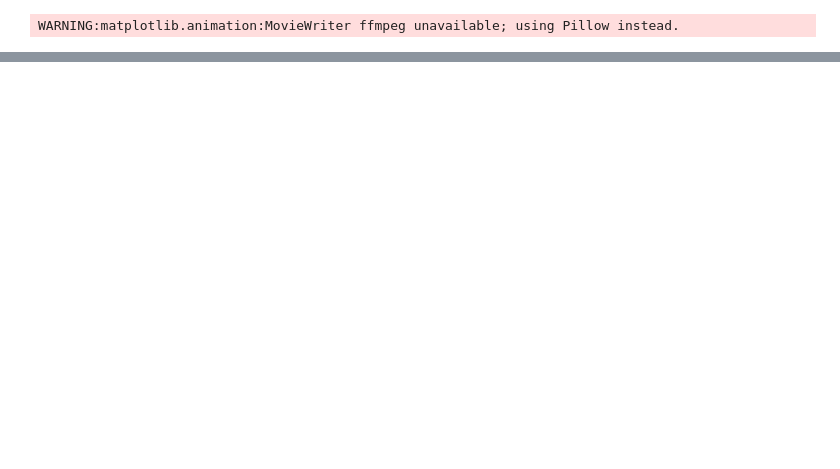
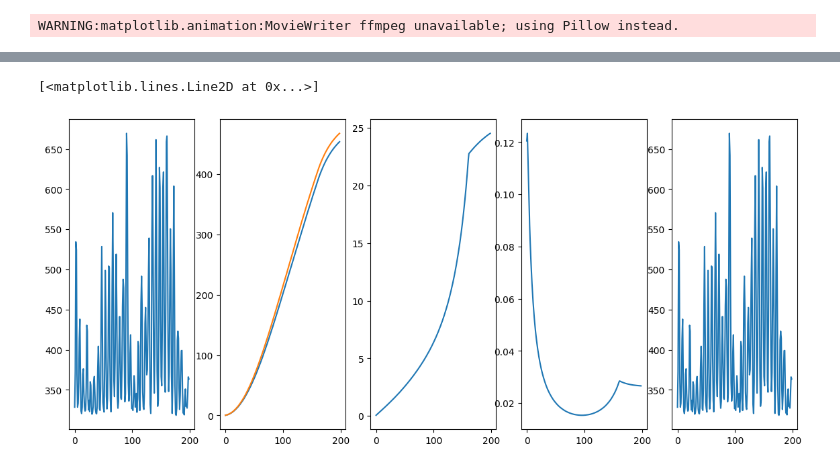
Before and after one commit to varun-ml/diffusion-models-tutorial, a Jupyter notebook: 5.EMNIST.diffusion_model.ipynb, the cells around one changed output, grey strips where cells are left out. Saved outputs shown, nothing was run; the diff lists cells and outputs as text; code cells hidden in the pictures; blank space fills up the shorter version.

```diff
--- a/5.EMNIST.diffusion_model.ipynb
+++ b/5.EMNIST.diffusion_model.ipynb
@@ -380,2 +276,7 @@ Requirement already satisfied: pillow>=8.3.2 in /home/varun/miniconda3/envs/jax-
+# %%
+# using 20% of the dataset for training, 80% for validation, although it's weird to use maximum available data for validation
+# BUG: using 80% train data, since performance improvement beyond 50% wasn't seen with 20% train data
+batch_size=128
+train = load_dataset("train+test", is_training=True, batch_size=batch_size)
 # %%
 %%capture
@@ -424,3 +512,14 @@ def restore(ckpt_dir):
+# %%
+_, (plt1, plt2, plt3, plt4, plt5) = plt.subplots(1,5, figsize=(14, 6))
+
+plt1.plot(loss_)
+plt2.plot(huber_loss_)
+plt3.plot(huber_loss_weighted)
+plt4.plot(imp_weight_)
+plt5.plot(model_huber_loss)
+# %% [output]
+[<matplotlib.lines.Line2D at 0x...>]
+[figure, added]
 # %%
 from copy import deepcopy
 import pickle
```
Also changed, not shown: parts of 39 cells of this notebook, 3 other files.
